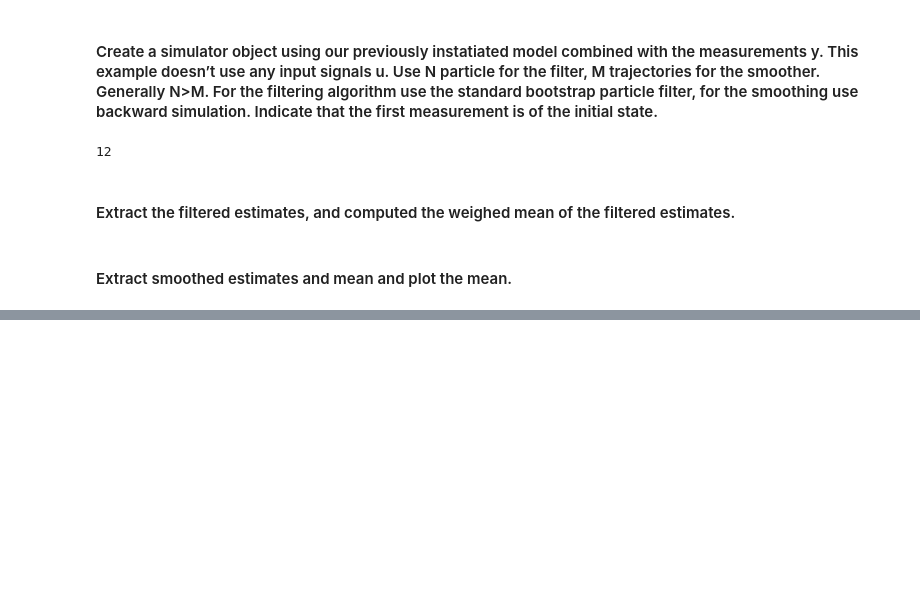
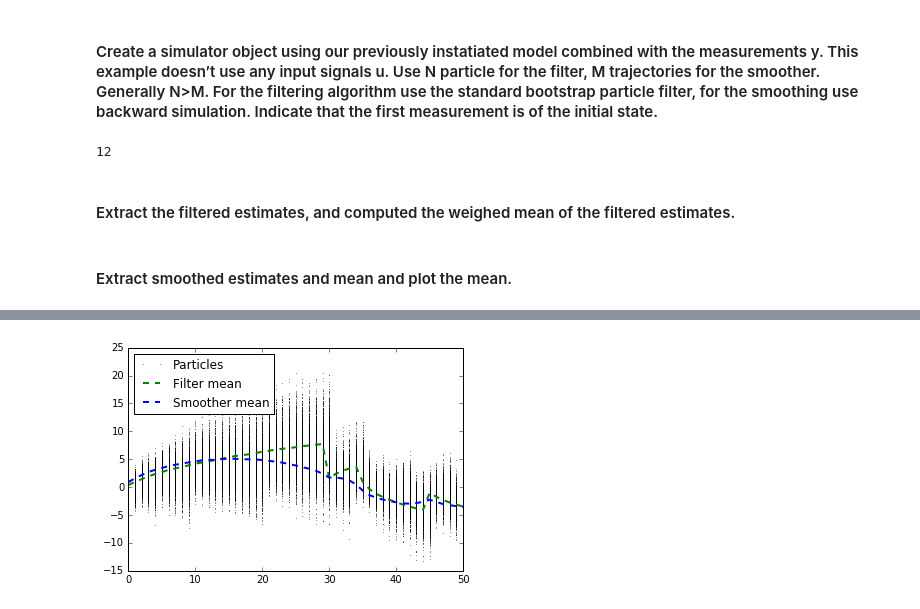
Before and after one commit to zyzdiana/ss_model_mixture, a Jupyter notebook: Neuro_State_Space_Model.ipynb, the cells around one changed output, grey strips where cells are left out. Saved outputs shown, nothing was run; the diff lists cells and outputs as text; code cells hidden in the pictures; blank space fills up the shorter version.

```diff
--- a/Neuro_State_Space_Model.ipynb
+++ b/Neuro_State_Space_Model.ipynb
@@ -179,3 +179,39 @@ plt.legend(loc='best')
+# %%
+rmse_filt = 0.0
+rmse_smooth = 0.0
+rmse2_filt = 0.0
+rmse2_smooth = 0.0
+
+err = mean_filt.ravel() - x
+rmse_filt += numpy.sqrt(numpy.mean(err ** 2))
+
+tmp = 0.0
+plt.plot((0,) * N, est_filt[0, :, 0].ravel(), 'k.', markersize=0.5, label='Particles')
+for t in xrange(1, T + 1):
+    plt.plot((t,) * N, est_filt[t, :, 0].ravel(), 'k.', markersize=0.5)
+    tmp += numpy.sum(w_filt[t] * (est_filt[t, :, 0] - x[t]) ** 2)
+rmse2_filt += numpy.sqrt(tmp / T)
+
+if (M > 0):
+    est_smooth = sim.get_smoothed_estimates()
+
+    mean_smooth = sim.get_smoothed_mean()
+    err = mean_smooth.ravel() - x
+    rmse_smooth += numpy.sqrt(numpy.mean(err ** 2))
+
+    tmp = 0.0
+    for k in xrange(M):
+        tmp += 1.0 / M * numpy.sum((est_smooth[:, k, 0].ravel() - x) ** 2)
+    rmse2_smooth += numpy.sqrt(tmp / T)
+
+plt.ioff()
+plt.plot(range(T + 1), mean_filt[:, 0], 'g--', linewidth=2.0, label='Filter mean')
+plt.plot(range(T + 1), mean_smooth[:, 0], 'b--', linewidth=2.0, label='Smoother mean')
+plt.legend(loc='best')
+plt.draw()
+plt.show()
+# %% [output]
+[figure, added]
 # %%
 for i in xrange(51):
     plt.hist(est_smooth[i,:,0], bins = 20)
```
Also changed, not shown: parts of 6 cells of this notebook, 4 other files.
